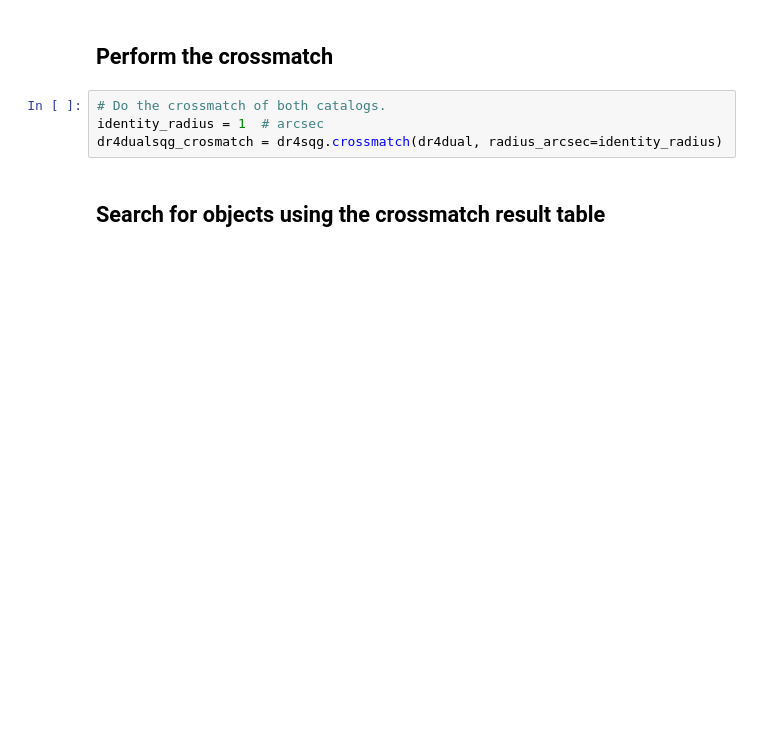
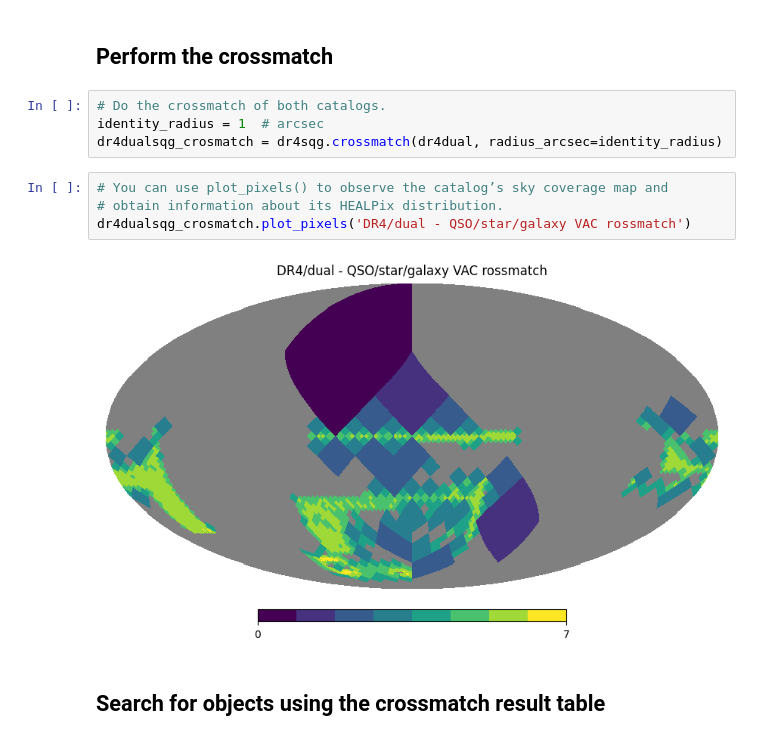
Before and after one commit to felipefer42/XLVII_SAB_workshop, a Jupyter notebook: content/hands-on/1st_science_case_solution.ipynb, the cells around one changed output. Cells and saved outputs as stored; diff of their text form; blank space fills up the shorter version.

```diff
--- a/content/hands-on/1st_science_case_solution.ipynb
+++ b/content/hands-on/1st_science_case_solution.ipynb
@@ -128,6 +119,12 @@ dr4sqg = lsdb.read_hipscat(
 # Do the crossmatch of both catalogs.
 identity_radius = 1  # arcsec
 dr4dualsqg_crosmatch = dr4sqg.crossmatch(dr4dual, radius_arcsec=identity_radius)
+# %%
+# You can use plot_pixels() to observe the catalog’s sky coverage map and
+# obtain information about its HEALPix distribution.
+dr4dualsqg_crosmatch.plot_pixels('DR4/dual - QSO/star/galaxy VAC rossmatch')
+# %% [output]
+[figure, added]
 # %% [markdown]
 ## Search for objects using the crossmatch result table
 # %%
```
Also changed, not shown: parts of 12 cells of this notebook.
